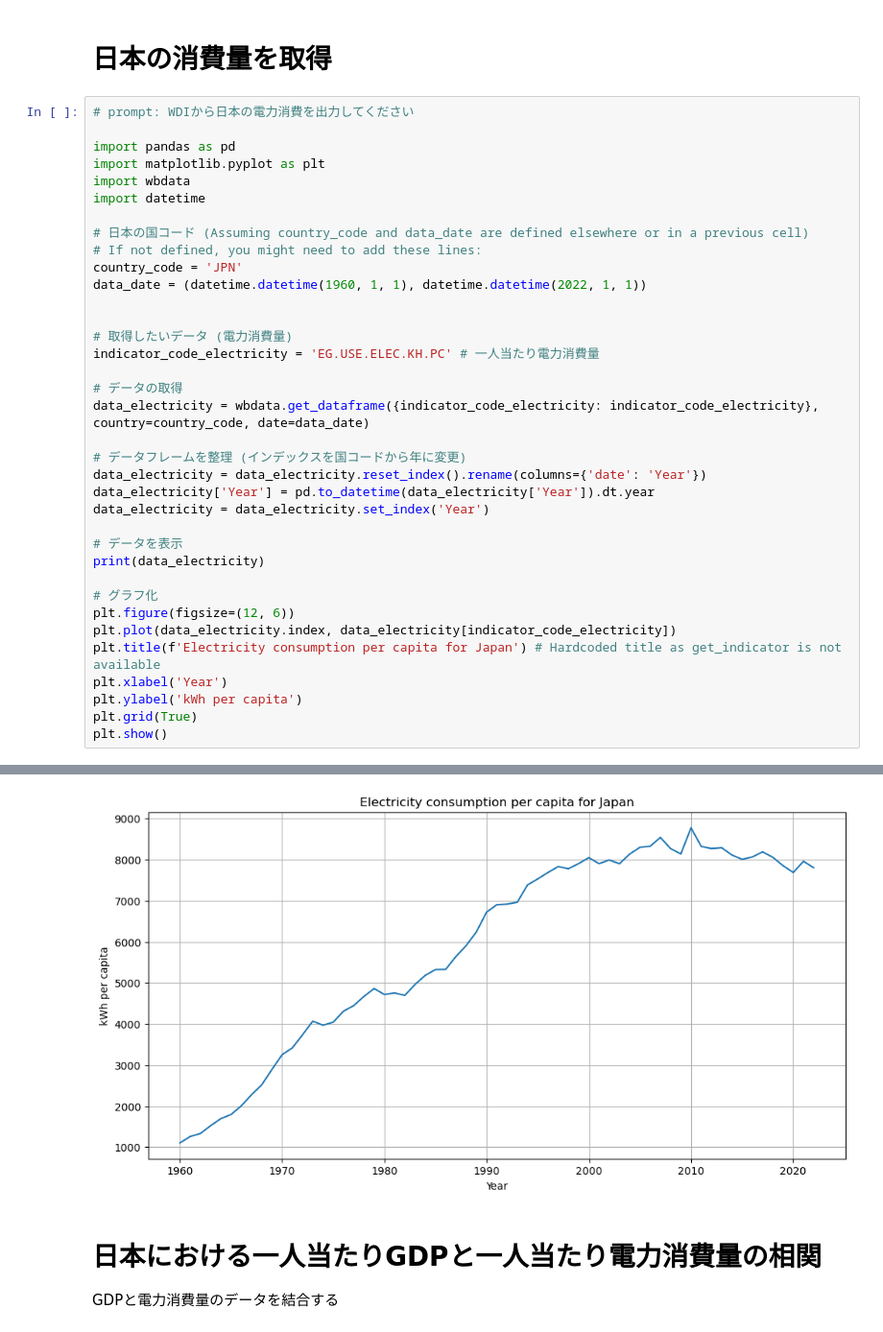
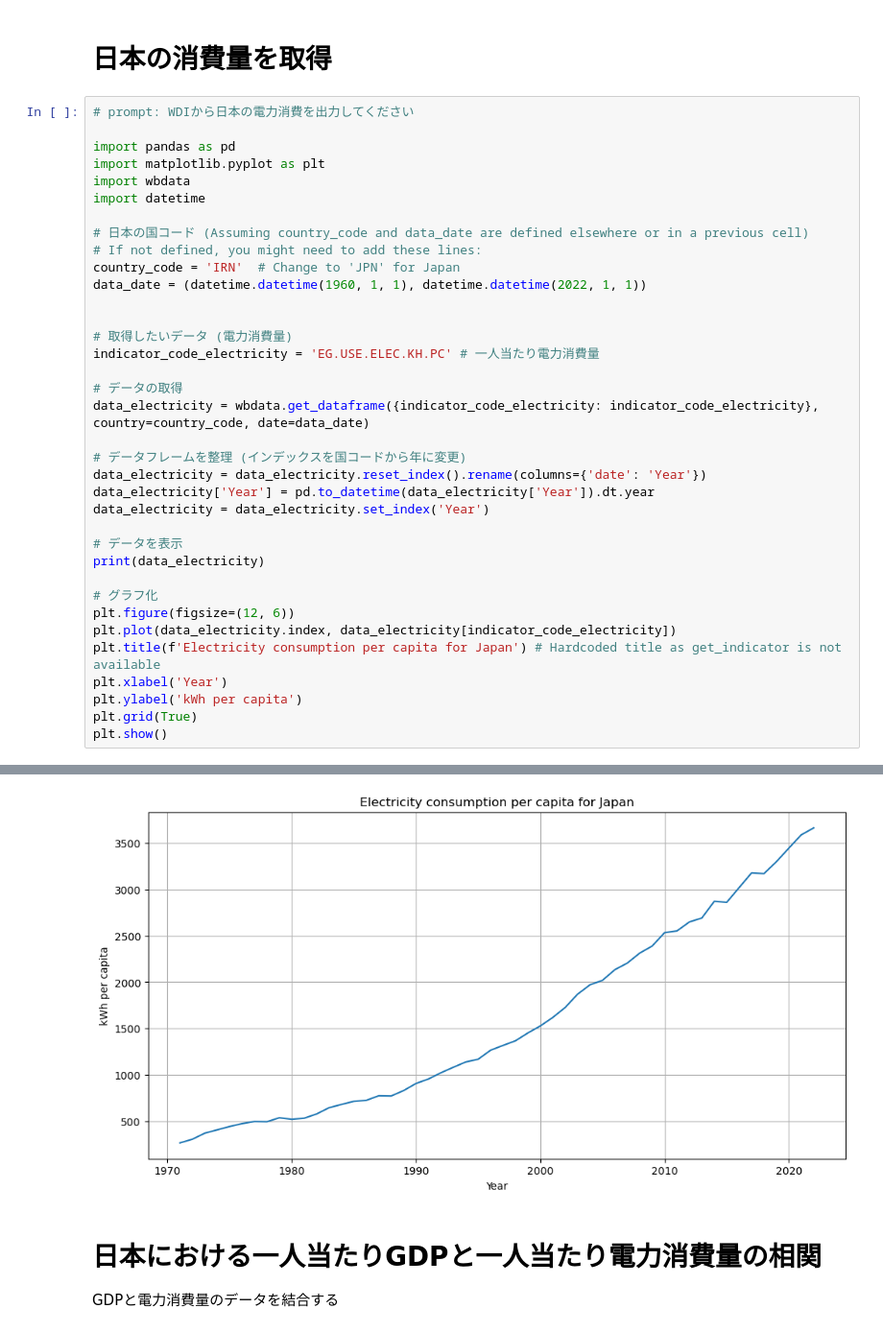
Before and after one commit to yanase1147/LongTermDemandForecast, a Jupyter notebook: GetMacroEconomicIndicators.ipynb, the cells around one changed output, grey strips where cells are left out. Shown at 96% size. Drawn from its saved outputs; the diff is of its cells as text.

```diff
--- a/GetMacroEconomicIndicators.ipynb
+++ b/GetMacroEconomicIndicators.ipynb
@@ -88,7 +88,7 @@ import datetime
 
 # 日本の国コード (Assuming country_code and data_date are defined elsewhere or in a previous cell)
 # If not defined, you might need to add these lines:
-country_code = 'JPN'
+country_code = 'IRN'  # Change to 'JPN' for Japan
 data_date = (datetime.datetime(1960, 1, 1), datetime.datetime(2022, 1, 1))
 
 
@@ -131,6 +131,6 @@ Year
 
 [63 rows x 1 columns]
-[figure, old version]
+[figure, new version]
 # %% [markdown]
 # 日本における一人当たりGDPと一人当たり電力消費量の相関
 GDPと電力消費量のデータを結合する
```
Also changed, not shown: parts of 13 cells of this notebook, 2 other files.
